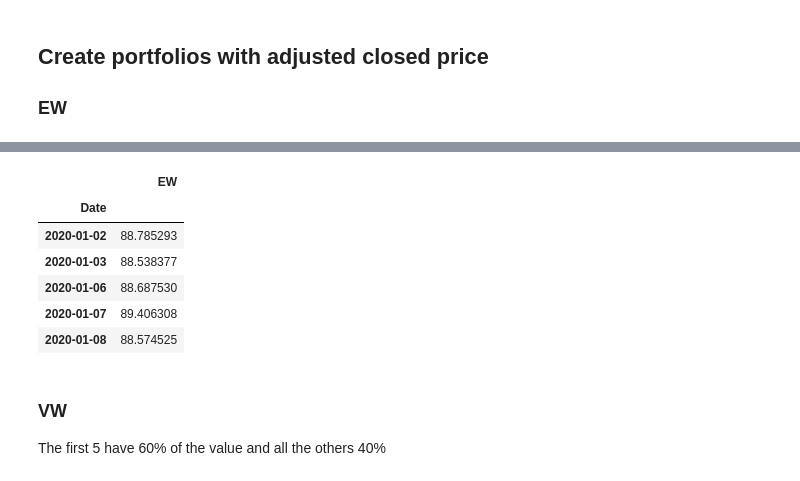
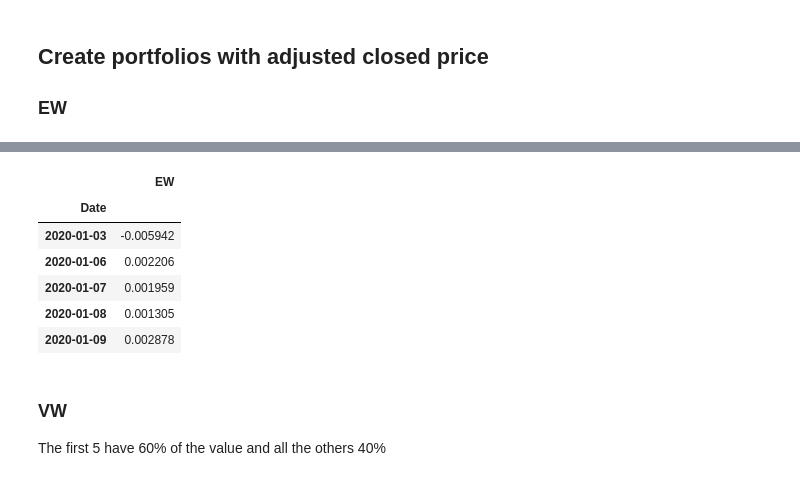
Before and after one commit to anitamezzetti/covid_impact_stocks_volatility, a Jupyter notebook: stock_price_EDA.ipynb, the cells around one changed output, grey strips where cells are left out. Cells and saved outputs as stored; diff of their text form; code cells hidden in the pictures.

Commit message:
fixed portfolio

```diff
--- a/stock_price_EDA.ipynb
+++ b/stock_price_EDA.ipynb
@@ -524,4 +530,4 @@ for name in highest_name:
 ## Create portfolios with adjusted closed price
 ### EW
 # %%
-df_portfolio = pd.DataFrame(index=date_index)
+df_portfolio = pd.DataFrame(index=date_index[1:])
@@ -539,0 +534,5 @@ adj_close.head()
+# %%
+adj_close = datasets['adj_close'].set_index('Date')
+returns_all = (adj_close - adj_close.shift(1))/adj_close.shift(1) # return calculated as fraction/decimal
+returns_all = returns_all.iloc[1:] # ignore first row
+returns_all.head(10)
@@ -540,14 +553,14 @@ adj_close.head()
 # %%
-df_portfolio['EW'] = adj_close.mean(axis=1).values
+df_portfolio['EW'] = returns_all.mean(axis=1).values
 df_portfolio.head()
 # %% [output]
 |  | EW |
 | Date |  |
-| 2020-01-02 | 88.785293 |
-| 2020-01-03 | 88.538377 |
-| 2020-01-06 | 88.687530 |
-| 2020-01-07 | 89.406308 |
-| 2020-01-08 | 88.574525 |
+| 2020-01-03 | -0.005942 |
+| 2020-01-06 | 0.002206 |
+| 2020-01-07 | 0.001959 |
+| 2020-01-08 | 0.001305 |
+| 2020-01-09 | 0.002878 |
 # %% [markdown]
 ### VW
 The first 5 have 60% of the value and all the others 40%
```
Also changed, not shown: parts of 6 cells of this notebook, 2 other files.
